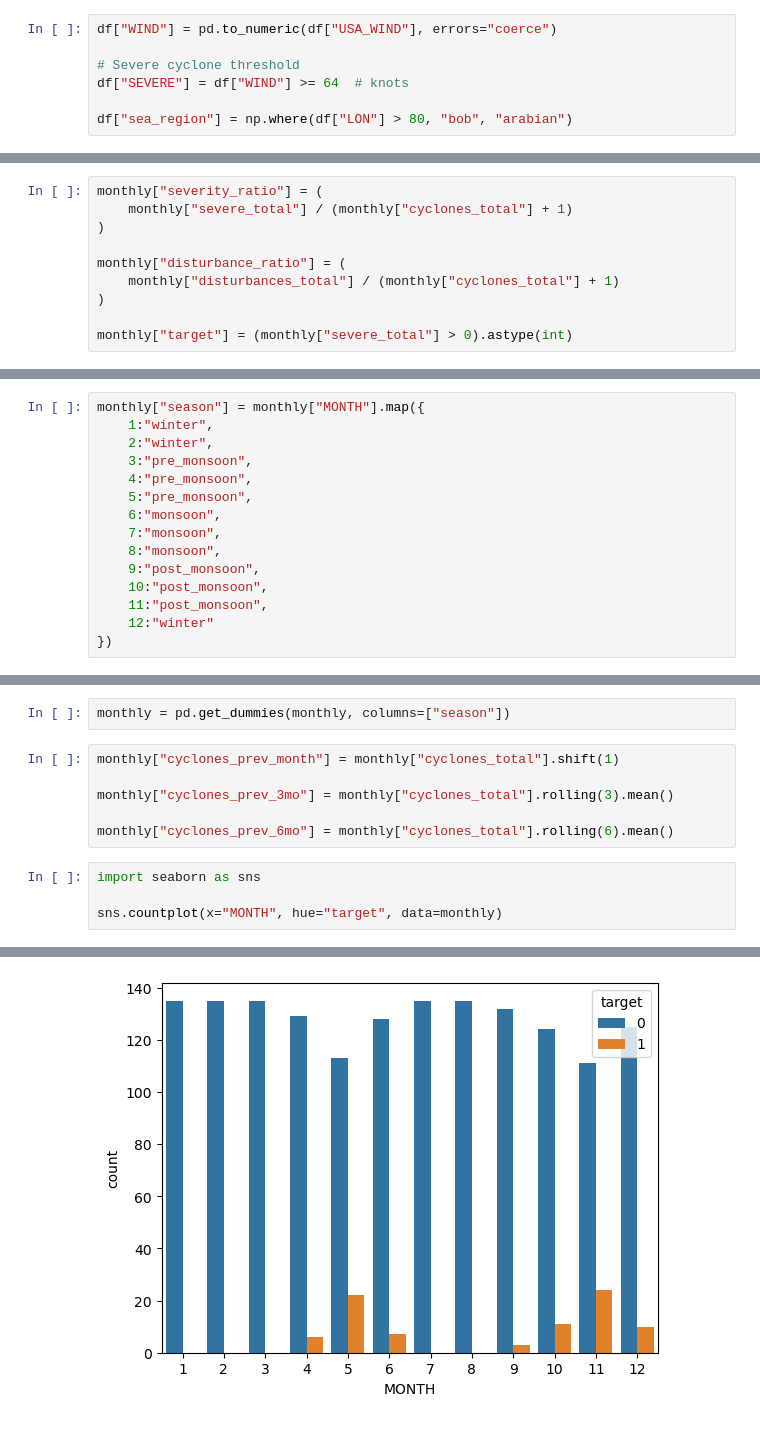
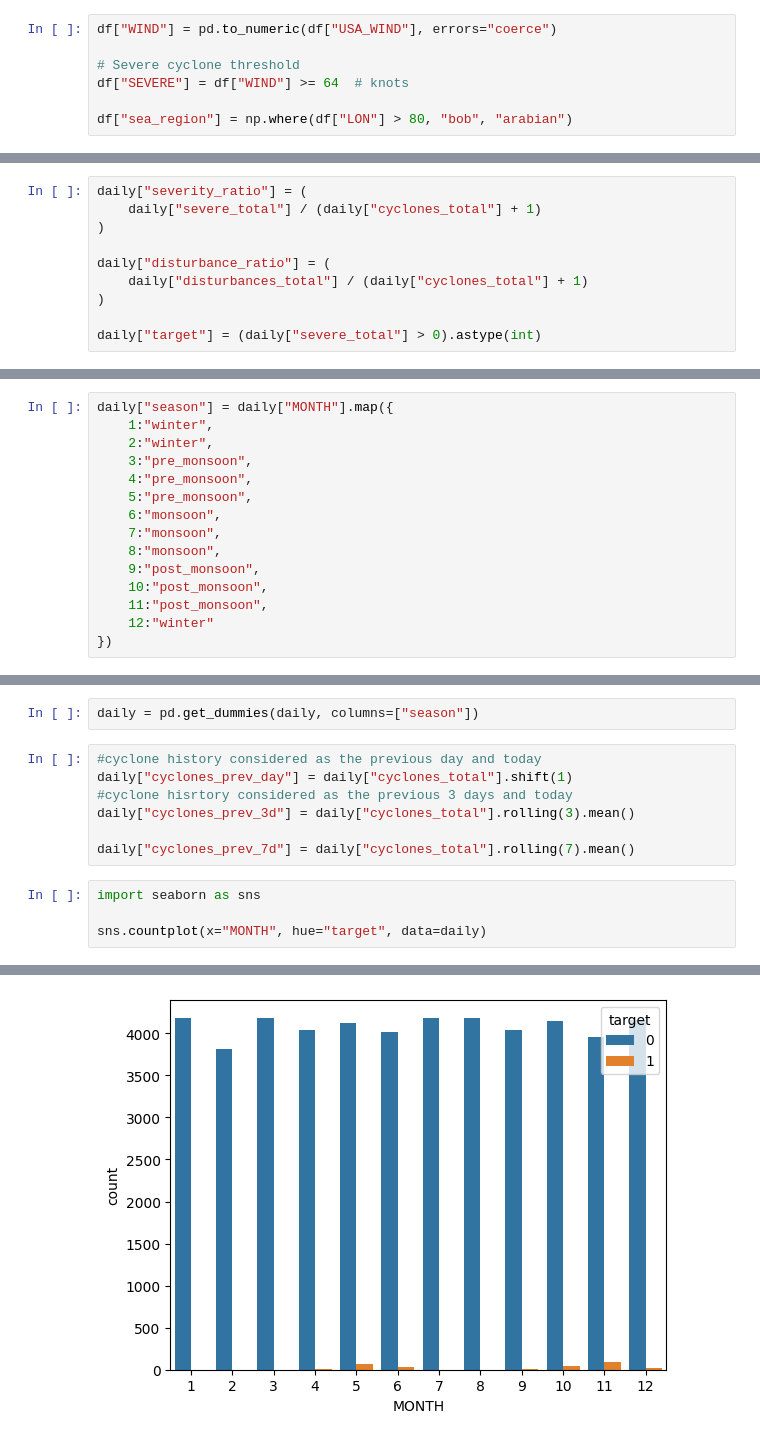
Before and after one commit to SamadritaKarmakar-tech/Disaster-Management, a Jupyter notebook: notebooks/01_1_get_IBTRACS_data.ipynb, the cells around one changed output, grey strips where cells are left out. Drawn from its saved outputs; the diff is of its cells as text.

Commit message:
converted_data_to_daily

```diff
--- a/notebooks/01_1_get_IBTRACS_data.ipynb
+++ b/notebooks/01_1_get_IBTRACS_data.ipynb
@@ -147,11 +147,11 @@ monthly["disturbances_total"] = monthly["disturbances_total"].fillna(0)
 # %%
-monthly["severity_ratio"] = (
-    monthly["severe_total"] / (monthly["cyclones_total"] + 1)
+daily["severity_ratio"] = (
+    daily["severe_total"] / (daily["cyclones_total"] + 1)
 )
 
-monthly["disturbance_ratio"] = (
-    monthly["disturbances_total"] / (monthly["cyclones_total"] + 1)
+daily["disturbance_ratio"] = (
+    daily["disturbances_total"] / (daily["cyclones_total"] + 1)
 )
 
-monthly["target"] = (monthly["severe_total"] > 0).astype(int)
+daily["target"] = (daily["severe_total"] > 0).astype(int)
 # %%
@@ -163,6 +163,6 @@ target
 Name: count, dtype: int64
 # %%
-monthly["season"] = monthly["MONTH"].map({
+daily["season"] = daily["MONTH"].map({
     1:"winter",
     2:"winter",
     3:"pre_monsoon",
@@ -204,17 +204,18 @@ MONTH
 Name: target, dtype: int64
 # %%
-monthly = pd.get_dummies(monthly, columns=["season"])
+daily = pd.get_dummies(daily, columns=["season"])
 # %%
-monthly["cyclones_prev_month"] = monthly["cyclones_total"].shift(1)
+#cyclone history considered as the previous day and today
+daily["cyclones_prev_day"] = daily["cyclones_total"].shift(1)
+#cyclone hisrtory considered as the previous 3 days and today
+daily["cyclones_prev_3d"] = daily["cyclones_total"].rolling(3).mean()
 
-monthly["cyclones_prev_3mo"] = monthly["cyclones_total"].rolling(3).mean()
-
-monthly["cyclones_prev_6mo"] = monthly["cyclones_total"].rolling(6).mean()
+daily["cyclones_prev_7d"] = daily["cyclones_total"].rolling(7).mean()
 # %%
 import seaborn as sns
 
-sns.countplot(x="MONTH", hue="target", data=monthly)
+sns.countplot(x="MONTH", hue="target", data=daily)
 # %% [output]
 <Axes: xlabel='MONTH', ylabel='count'>
-[figure, old version]
+[figure, new version]
 # %%
```
Also changed, not shown: parts of 14 cells of this notebook.
